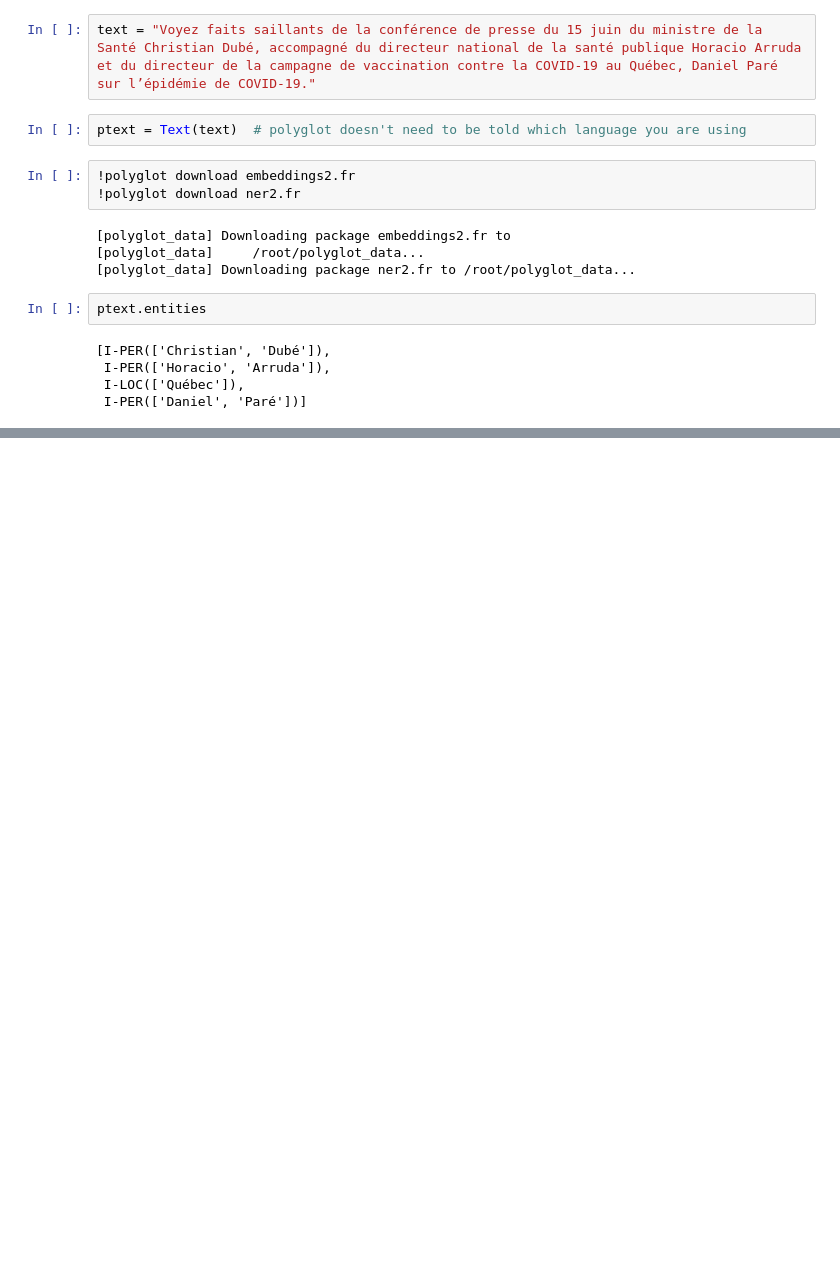
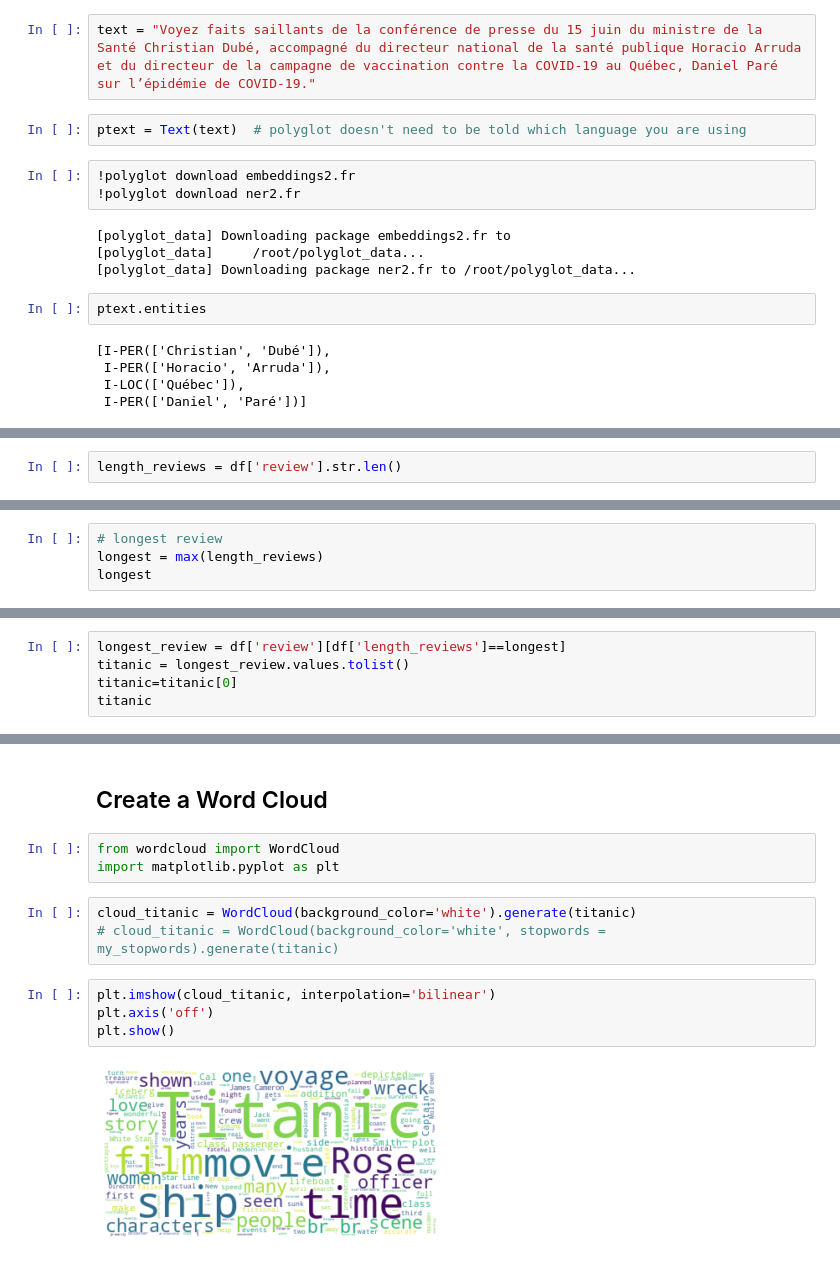
Before and after one commit to ywang1110/NLP, a Jupyter notebook: Quora_Question_Pairs_Similarity_Problem.ipynb, the cells around one changed output, grey strips where cells are left out. Drawn from its saved outputs; the diff is of its cells as text; blank space fills up the shorter version.

```diff
--- a/Quora_Question_Pairs_Similarity_Problem.ipynb
+++ b/Quora_Question_Pairs_Similarity_Problem.ipynb
@@ -1373,0 +1603,2 @@ ptext.entities
+# %%
+length_reviews = df['review'].str.len()
@@ -1373,0 +1617,4 @@ ptext.entities
+# %%
+# longest review
+longest = max(length_reviews)
+longest
@@ -1373,0 +1623,5 @@ ptext.entities
+# %%
+longest_review = df['review'][df['length_reviews']==longest]
+titanic = longest_review.values.tolist()
+titanic=titanic[0]
+titanic
@@ -1373,0 +1639,14 @@ ptext.entities
+# %% [markdown]
+## Create a Word Cloud
+# %%
+from wordcloud import WordCloud
+import matplotlib.pyplot as plt
+# %%
+cloud_titanic = WordCloud(background_color='white').generate(titanic)
+# cloud_titanic = WordCloud(background_color='white', stopwords = my_stopwords).generate(titanic)
+# %%
+plt.imshow(cloud_titanic, interpolation='bilinear')
+plt.axis('off')
+plt.show()
+# %% [output]
+[figure, added]
```
Also changed, not shown: parts of 162 cells of this notebook.
